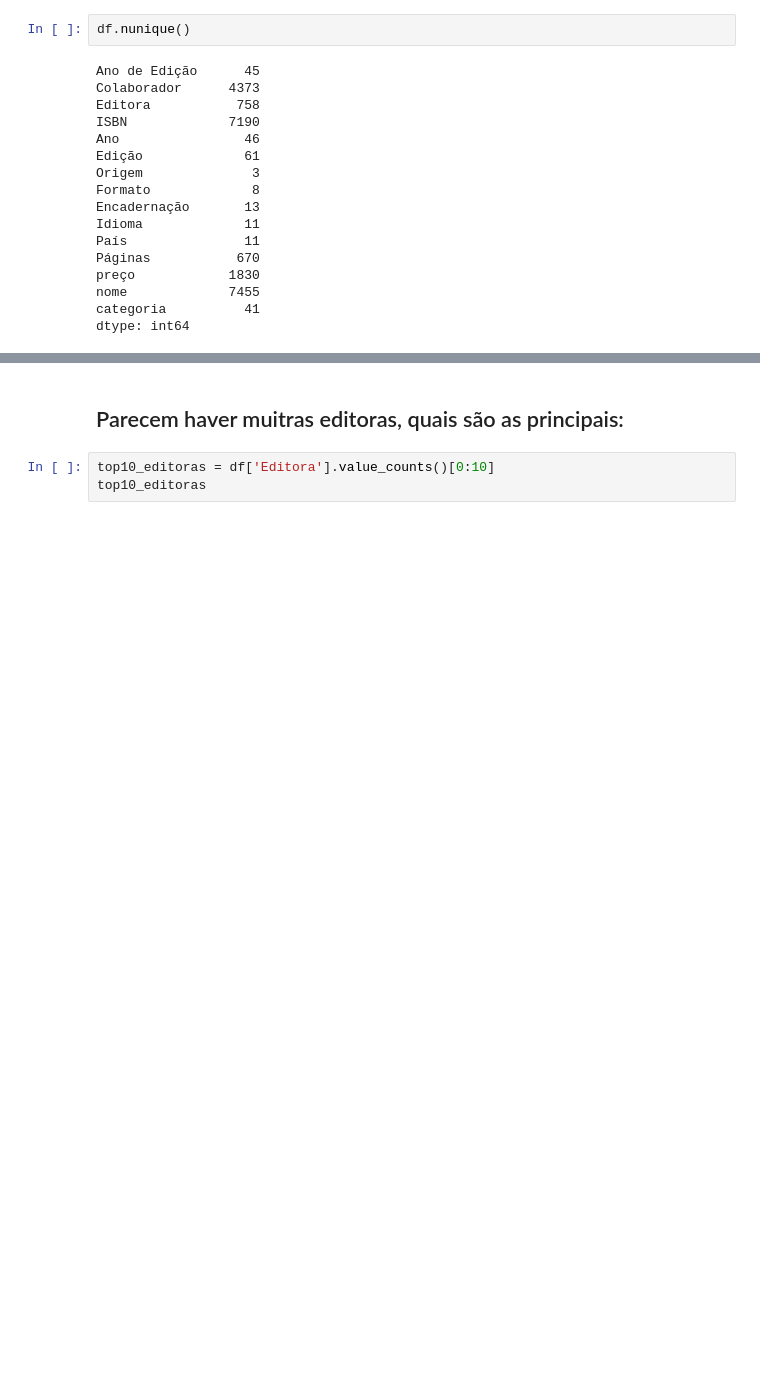
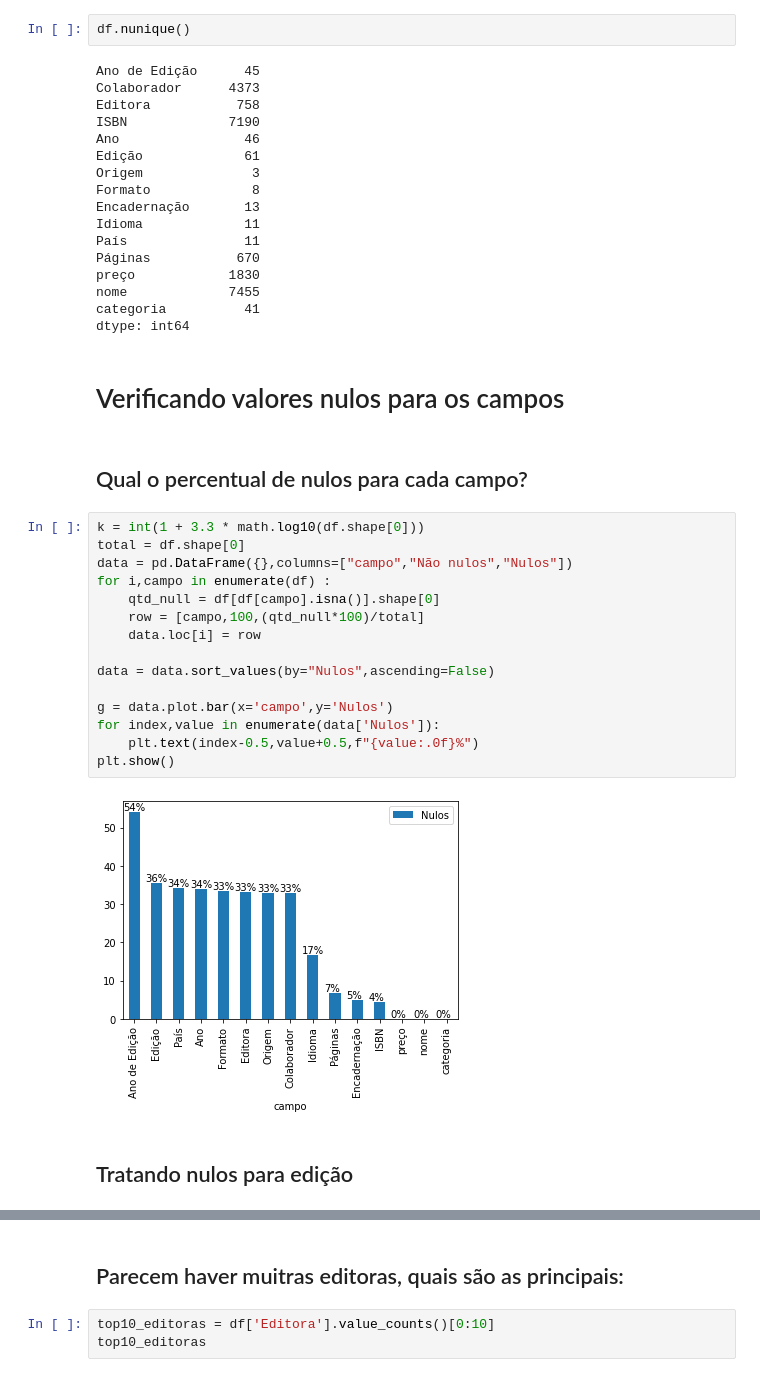
Before and after one commit to CaioViktor/Curso_Ciencias_de_Dados, a Jupyter notebook: trab1_books/etl.ipynb, the cells around one changed output, grey strips where cells are left out. Cells and saved outputs as stored; diff of their text form; blank space fills up the shorter version.

Commit message:
Tratando nulos

```diff
--- a/trab1_books/etl.ipynb
+++ b/trab1_books/etl.ipynb
@@ -94,3 +95,26 @@ preço            1830
 nome             7455
 categoria          41
 dtype: int64
+# %% [markdown]
+# Verificando valores nulos para os campos
+# %% [markdown]
+## Qual o percentual de nulos para cada campo?
+# %%
+k = int(1 + 3.3 * math.log10(df.shape[0]))
+total = df.shape[0]
+data = pd.DataFrame({},columns=["campo","Não nulos","Nulos"])
+for i,campo in enumerate(df) :
+    qtd_null = df[df[campo].isna()].shape[0]
+    row = [campo,100,(qtd_null*100)/total]
+    data.loc[i] = row
+
+data = data.sort_values(by="Nulos",ascending=False)
+
+g = data.plot.bar(x='campo',y='Nulos')
+for index,value in enumerate(data['Nulos']):
+    plt.text(index-0.5,value+0.5,f"{value:.0f}%")
+plt.show()
+# %% [output]
+[figure, added]
+# %% [markdown]
+## Tratando nulos para edição
```
Also changed, not shown: parts of 19 cells of this notebook.
